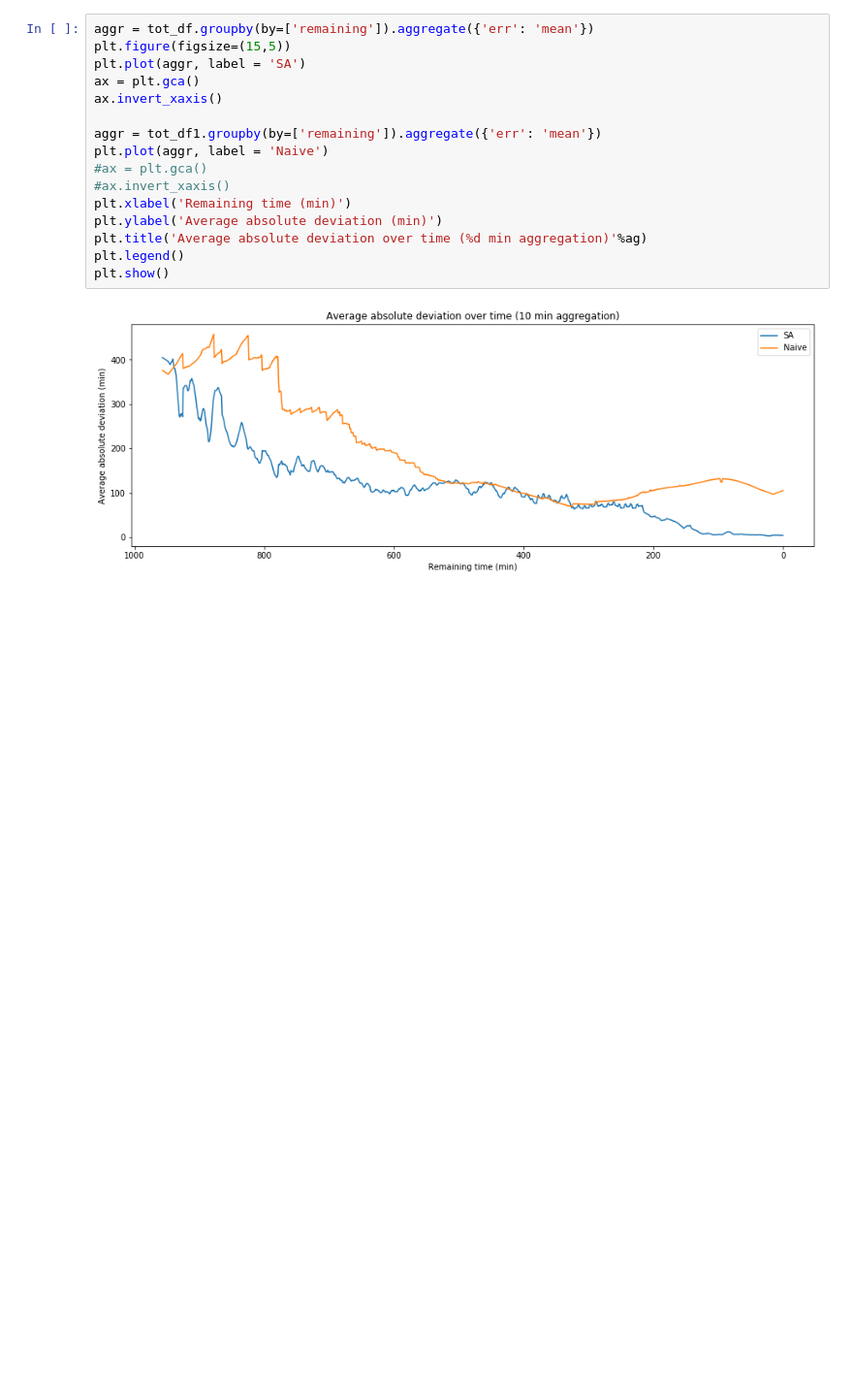
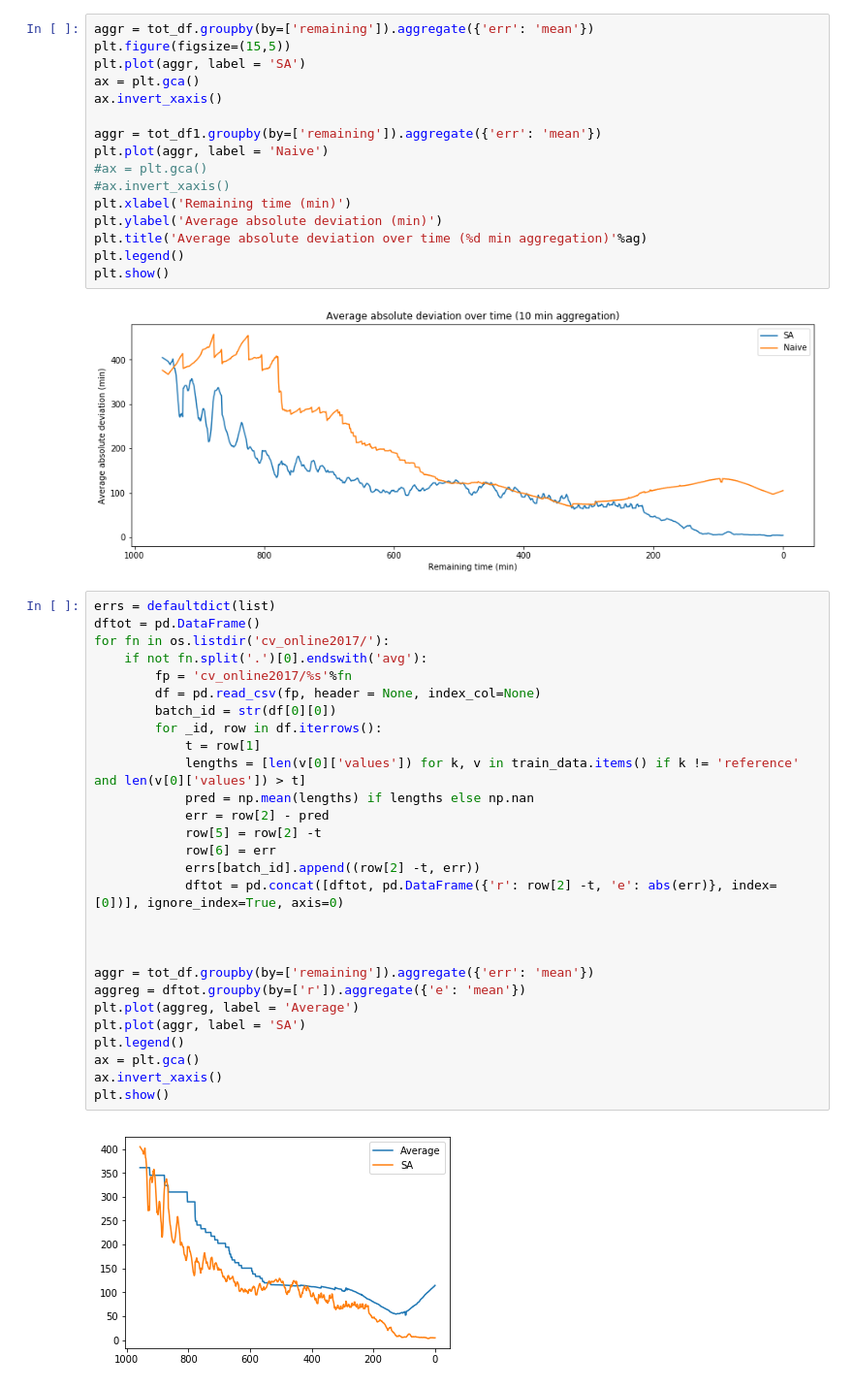
Before and after one commit to polkox928/pgdtw, a Jupyter notebook: final/real_experiment/real_exp2017.ipynb, the cells around one changed output. Shown at 97% size. Drawn from its saved outputs; the diff is of its cells as text; blank space fills up the shorter version.

```diff
--- a/final/real_experiment/real_exp2017.ipynb
+++ b/final/real_experiment/real_exp2017.ipynb
@@ -430,3 +430,33 @@ plt.legend()
 plt.show()
 # %% [output]
 [figure]
+# %%
+errs = defaultdict(list)
+dftot = pd.DataFrame()
+for fn in os.listdir('cv_online2017/'):
+    if not fn.split('.')[0].endswith('avg'):
+        fp = 'cv_online2017/%s'%fn
+        df = pd.read_csv(fp, header = None, index_col=None)
+        batch_id = str(df[0][0])
+        for _id, row in df.iterrows():
+            t = row[1]
+            lengths = [len(v[0]['values']) for k, v in train_data.items() if k != 'reference' and len(v[0]['values']) > t]
+            pred = np.mean(lengths) if lengths else np.nan
+            err = row[2] - pred
+            row[5] = row[2] -t
+            row[6] = err
+            errs[batch_id].append((row[2] -t, err))
+            dftot = pd.concat([dftot, pd.DataFrame({'r': row[2] -t, 'e': abs(err)}, index=[0])], ignore_index=True, axis=0)
+
+
+
+aggr = tot_df.groupby(by=['remaining']).aggregate({'err': 'mean'})
+aggreg = dftot.groupby(by=['r']).aggregate({'e': 'mean'})
+plt.plot(aggreg, label = 'Average')
+plt.plot(aggr, label = 'SA')
+plt.legend()
+ax = plt.gca()
+ax.invert_xaxis()
+plt.show()
+# %% [output]
+[figure, added]
```
Also changed, not shown: parts of 2 cells of this notebook, 1 other file.
